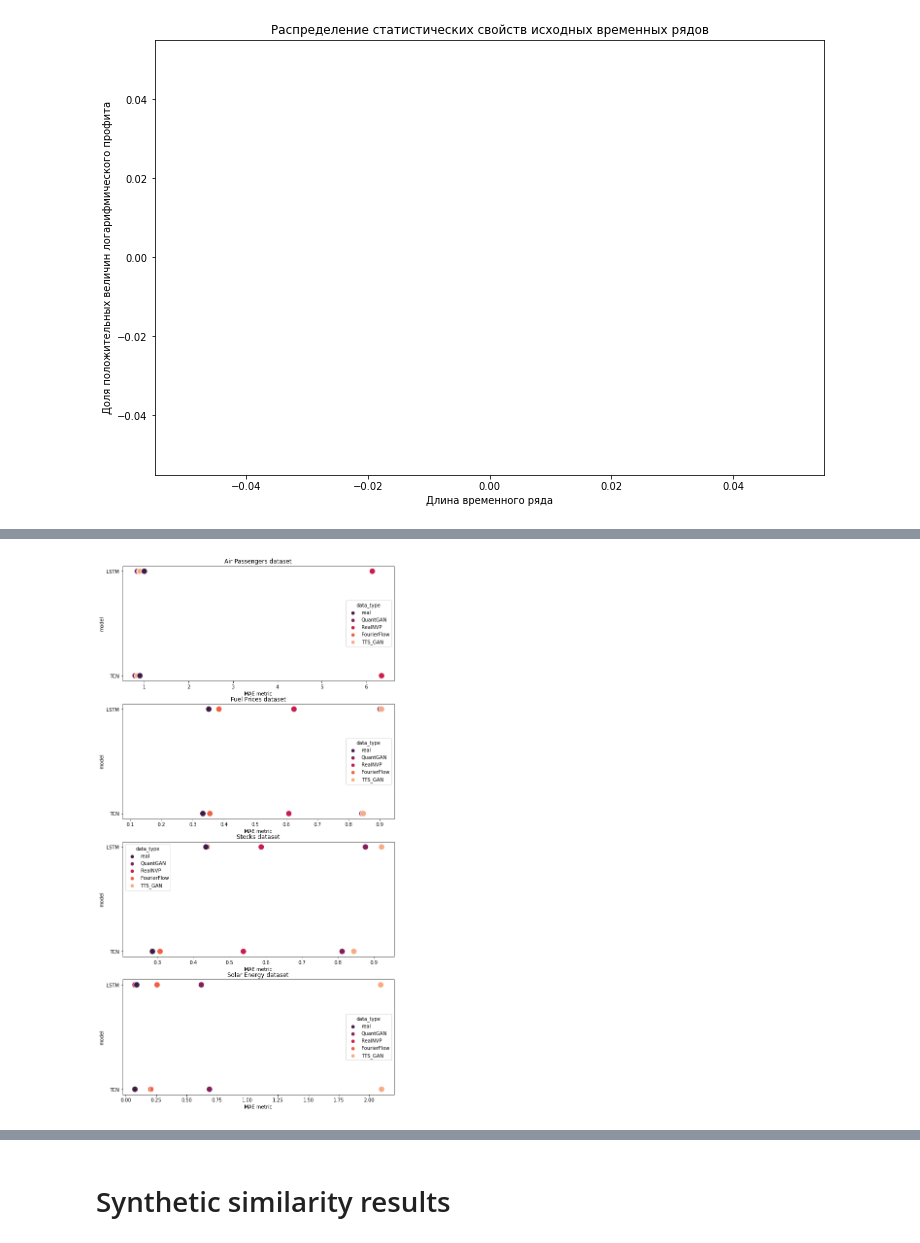
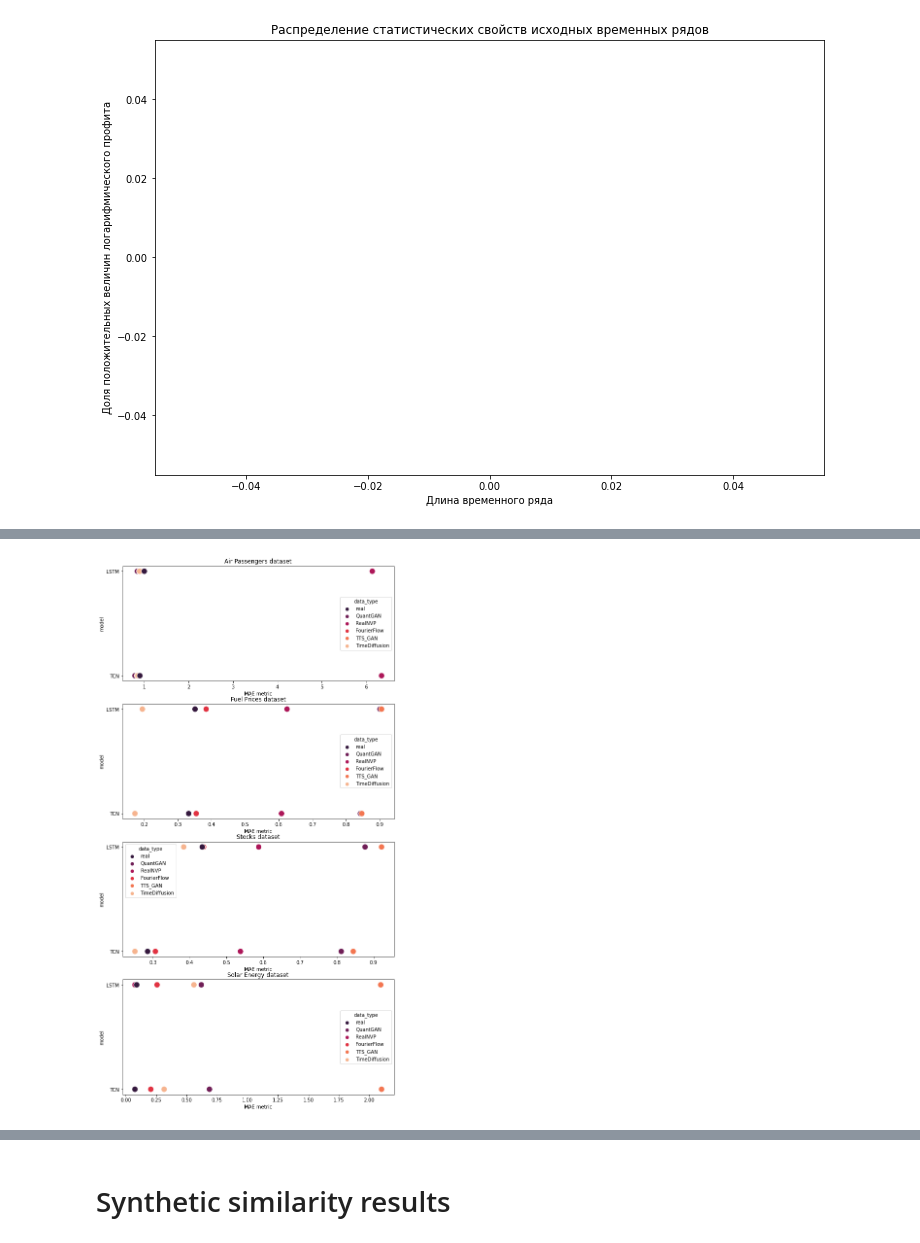
Before and after one commit to timetoai/TimeDiffusion_synth, a Jupyter notebook: results_visualization.ipynb, the cells around one changed output, grey strips where cells are left out. Cells and saved outputs as stored; diff of their text form; code cells hidden in the pictures.

```diff
--- a/results_visualization.ipynb
+++ b/results_visualization.ipynb
@@ -93,12 +93,12 @@ plt.show()
 # %%
 fig, axs = plt.subplots(4, figsize=(10, 20))
 for i, dataset_name in enumerate(results_agg.dataset.unique()):
     loc_res = results_agg[results_agg.dataset == dataset_name]
     sns.scatterplot(x=loc_res["test"].rename("MAE metric"), y=loc_res["model"], hue=loc_res["results_type"].rename("data_type"),
-     hue_order=("real", "QuantGAN", "RealNVP", "FourierFlow", "TTS_GAN"), ax=axs[i], s=150, palette="rocket")
+     hue_order=("real", "QuantGAN", "RealNVP", "FourierFlow", "TTS_GAN", "TimeDiffusion"), ax=axs[i], s=150, palette="rocket")
     axs[i].set_title({"hsm": "Stocks", "se": "Solar Energy", "fp": "Fuel Prices", "ap": "Air Passengers"}[dataset_name] + " dataset")
 # %% [output]
-[figure, old version]
+[figure, new version]
 # %%
 fig, ax = plt.subplots(figsize=(10, 5))
 advanced_results_agg = results_agg.groupby(["dataset", "results_type"], as_index=False).agg(MAE=("test", "mean"))
```
Also changed, not shown: parts of 15 cells of this notebook, 13 other files.
